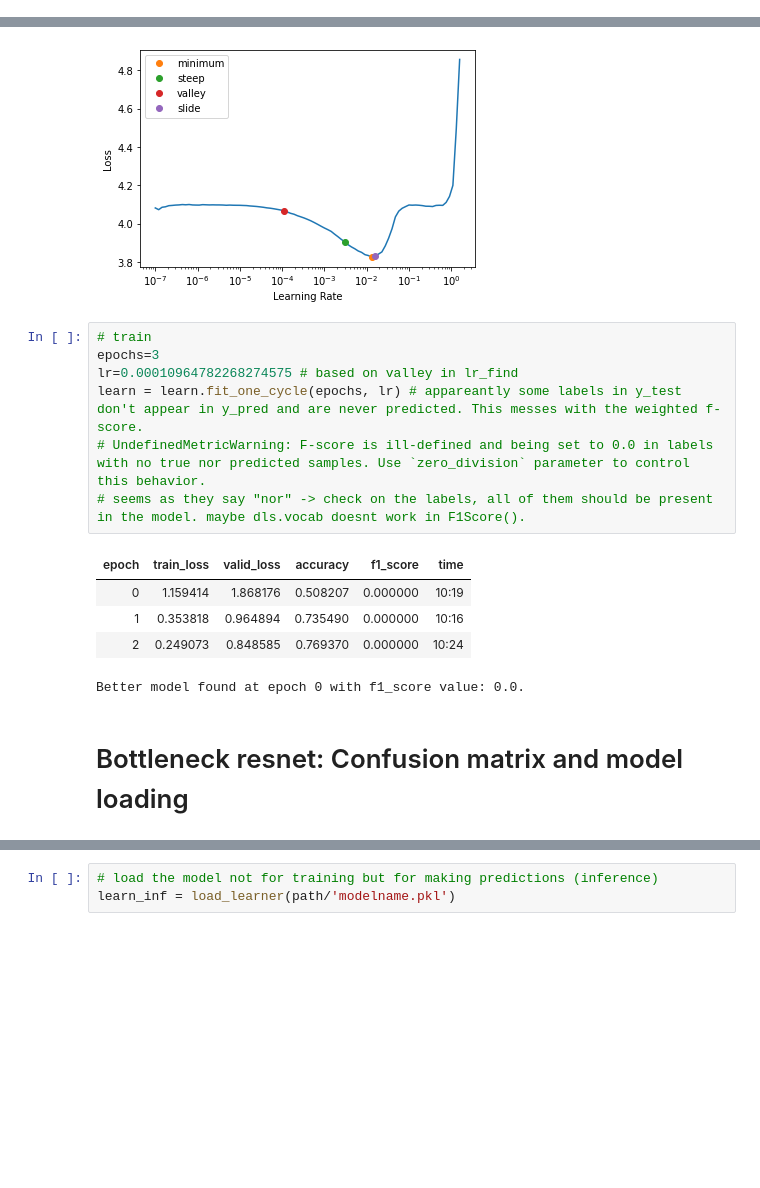
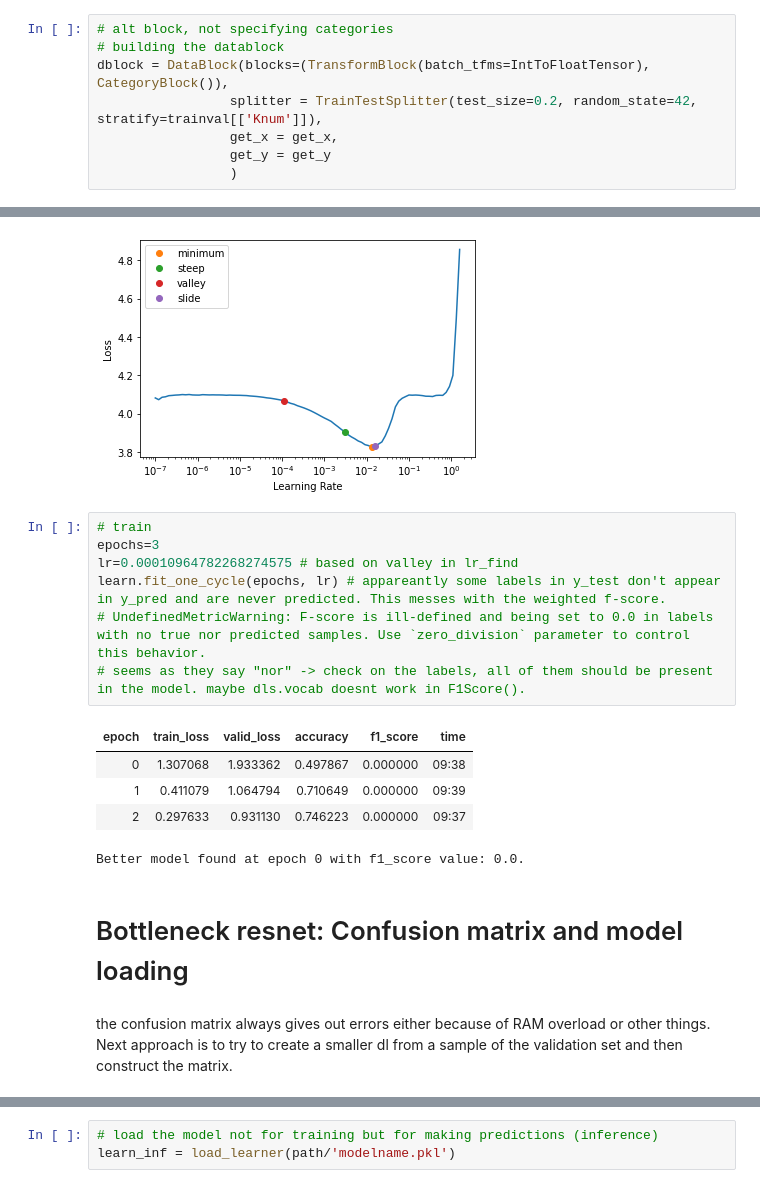
Before and after one commit to lphohmann/BINP37_DL_protein_classification, a Jupyter notebook: 1D_ResNet.ipynb, the cells around one changed output, grey strips where cells are left out. Cells and saved outputs as stored; diff of their text form; blank space fills up the shorter version.

Commit message:
changed construction of the category block

```diff
--- a/1D_ResNet.ipynb
+++ b/1D_ResNet.ipynb
@@ -97,3 +101,11 @@ dblock = DataBlock(blocks=(TransformBlock(batch_tfms=IntToFloatTensor), Category
+# %%
+# alt block, not specifying categories
+# building the datablock
+dblock = DataBlock(blocks=(TransformBlock(batch_tfms=IntToFloatTensor), CategoryBlock()),
+                 splitter = TrainTestSplitter(test_size=0.2, random_state=42, stratify=trainval[['Knum']]),
+                 get_x = get_x,
+                 get_y = get_y
+                 )
 # %%
 #dblock.summary(trainval)
 # %% [markdown]
@@ -237,15 +263,18 @@ SuggestedLRs(minimum=0.0013182567432522773, steep=0.0030199517495930195, valley=
 # %%
 # train
 epochs=3
 lr=0.00010964782268274575 # based on valley in lr_find
-learn = learn.fit_one_cycle(epochs, lr) # appareantly some labels in y_test don't appear in y_pred and are never predicted. This messes with the weighted f-score.
+learn.fit_one_cycle(epochs, lr) # appareantly some labels in y_test don't appear in y_pred and are never predicted. This messes with the weighted f-score.
 # UndefinedMetricWarning: F-score is ill-defined and being set to 0.0 in labels with no true nor predicted samples. Use `zero_division` parameter to control this behavior.
 # seems as they say "nor" -> check on the labels, all of them should be present in the model. maybe dls.vocab doesnt work in F1Score().
 # %% [output]
 | epoch | train_loss | valid_loss | accuracy | f1_score | time |
-| 0 | 1.159414 | 1.868176 | 0.508207 | 0.000000 | 10:19 |
-| 1 | 0.353818 | 0.964894 | 0.735490 | 0.000000 | 10:16 |
-| 2 | 0.249073 | 0.848585 | 0.769370 | 0.000000 | 10:24 |
+| 0 | 1.307068 | 1.933362 | 0.497867 | 0.000000 | 09:38 |
+| 1 | 0.411079 | 1.064794 | 0.710649 | 0.000000 | 09:39 |
+| 2 | 0.297633 | 0.931130 | 0.746223 | 0.000000 | 09:37 |
 Better model found at epoch 0 with f1_score value: 0.0.
 # %% [markdown]
 # Bottleneck resnet: Confusion matrix and model loading
+# %% [markdown]
+the confusion matrix always gives out errors either because of RAM overload or other things.
+Next approach is to try to create a smaller dl from a sample of the validation set and then construct the matrix.
```
Also changed, not shown: parts of 22 cells of this notebook.
